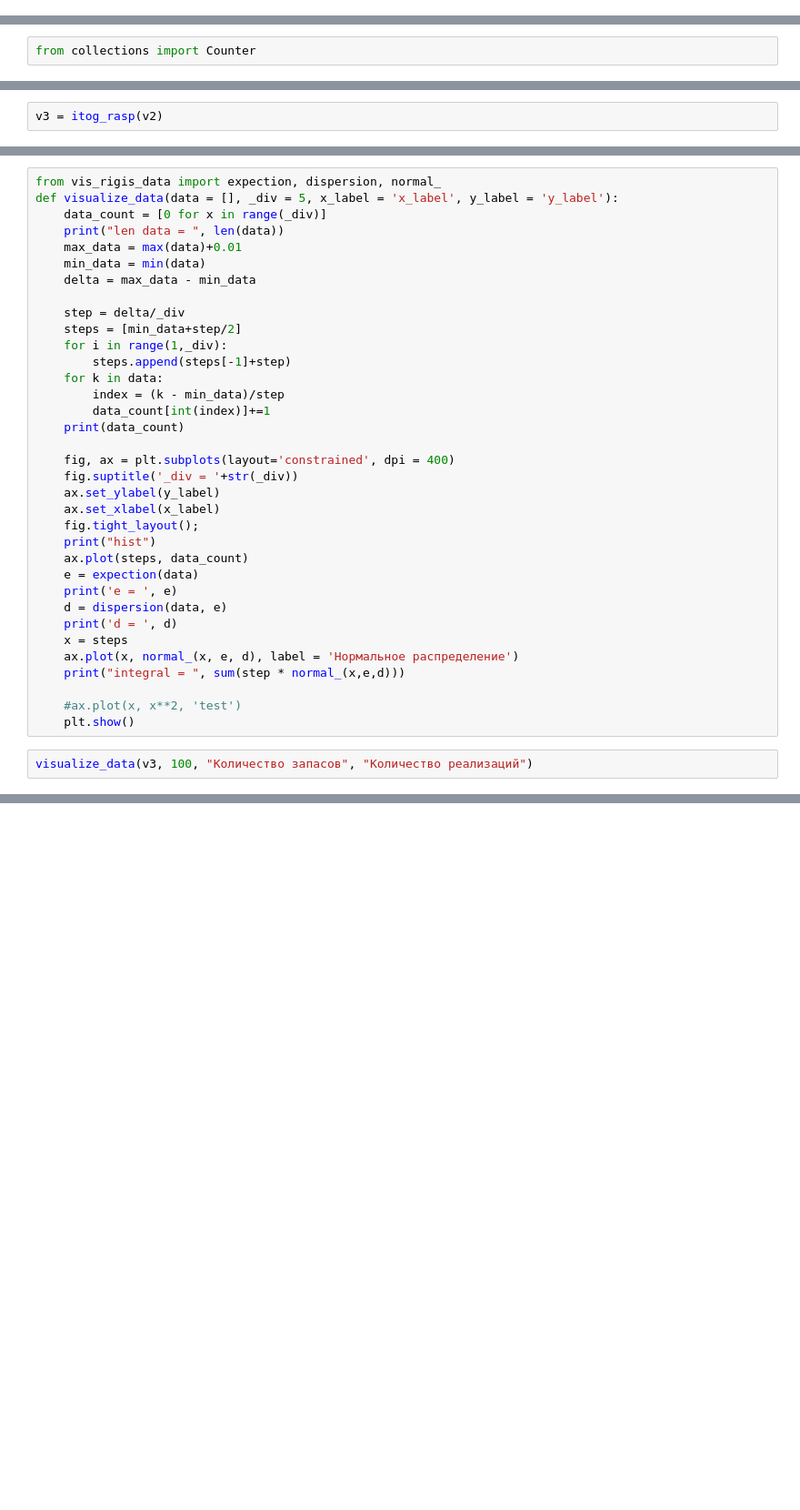
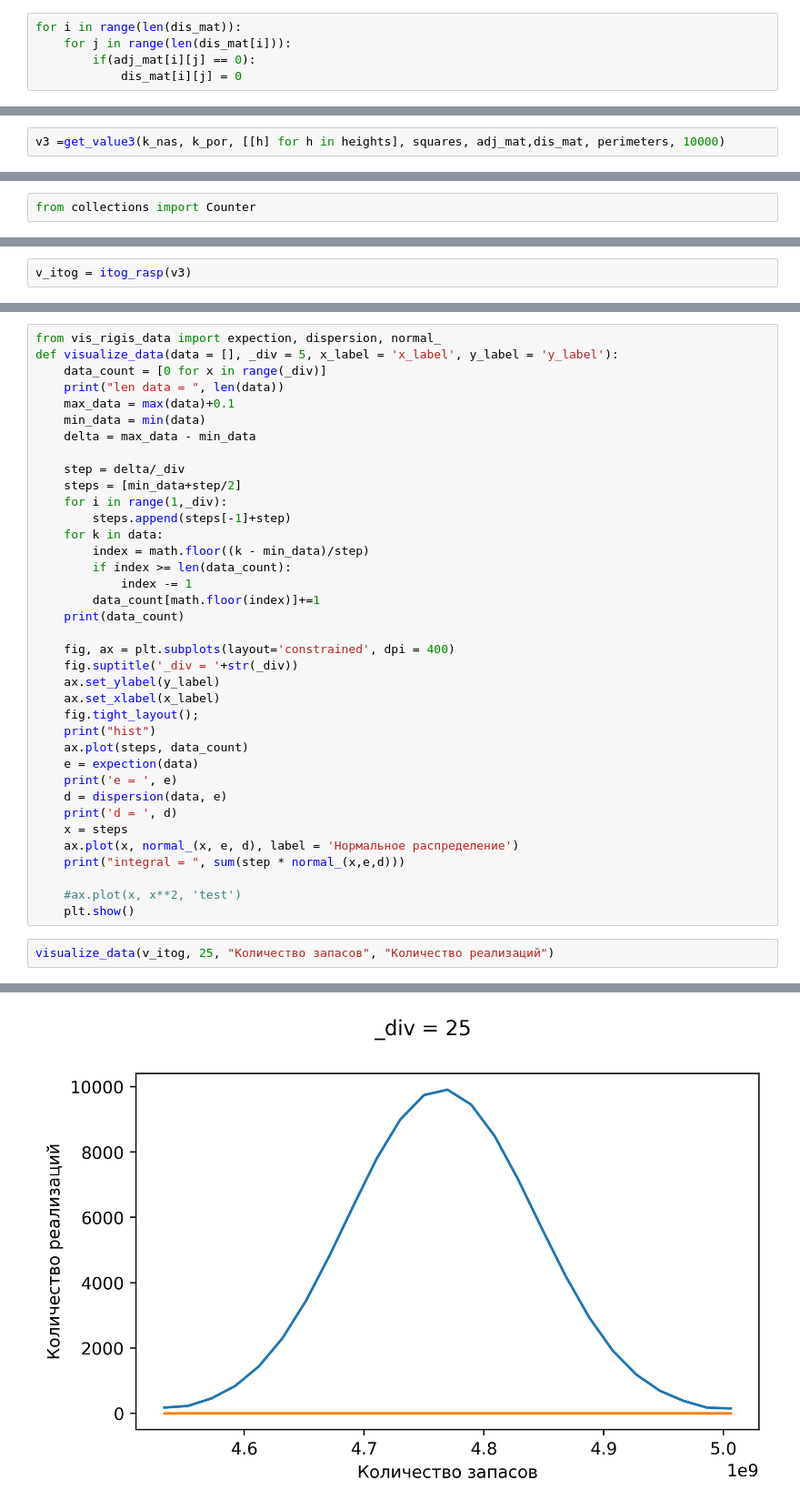
Before and after one commit to LoliDeveloper/workshop_2022, a Jupyter notebook: main.ipynb, the cells around one changed output, grey strips where cells are left out. Shown at 91% size. Drawn from its saved outputs; the diff is of its cells as text; blank space fills up the shorter version.

Commit message:
get_value3

```diff
--- a/main.ipynb
+++ b/main.ipynb
@@ -203,3 +278,8 @@ len([np.mean(x) for x in k_nas])
+# %%
+for i in range(len(dis_mat)):
+    for j in range(len(dis_mat[i])):
+        if(adj_mat[i][j] == 0):
+            dis_mat[i][j] = 0
 # %%
 from get_value import get_value
 
@@ -282,3 +406,5 @@ def honey_compress(value_list, razmer_zhim=1000):
     value_list.sort();
     new_value_list=[sum(value_list[(x)*min_div:(x+1)*min_div])/min_div for x in range(value)]
     return new_value_list
+# %%
+v3 =get_value3(k_nas, k_por, [[h] for h in heights], squares, adj_mat,dis_mat, perimeters, 10000)
@@ -321,4 +447,4 @@ def itog_rasp(all_value,honey = 50000):
 
     return first_well
 # %%
-v3 = itog_rasp(v2)
+v_itog = itog_rasp(v3)
@@ -329,7 +475,7 @@ from vis_rigis_data import expection, dispersion, normal_
 def visualize_data(data = [], _div = 5, x_label = 'x_label', y_label = 'y_label'):
     data_count = [0 for x in range(_div)]
     print("len data = ", len(data))
-    max_data = max(data)+0.01
+    max_data = max(data)+0.1
     min_data = min(data)
     delta = max_data - min_data
 
@@ -338,8 +484,10 @@ def visualize_data(data = [], _div = 5, x_label = 'x_label', y_label = 'y_label'
     for i in range(1,_div):
         steps.append(steps[-1]+step)
     for k in data:
-        index = (k - min_data)/step
-        data_count[int(index)]+=1
+        index = math.floor((k - min_data)/step)
+        if index >= len(data_count):
+            index -= 1
+        data_count[math.floor(index)]+=1
     print(data_count)
 
     fig, ax = plt.subplots(layout='constrained', dpi = 400)
@@ -360,4 +508,5 @@ def visualize_data(data = [], _div = 5, x_label = 'x_label', y_label = 'y_label'
     #ax.plot(x, x**2, 'test')
     plt.show()
 # %%
-visualize_data(v3, 100, "Количество запасов", "Количество реализаций")
+visualize_data(v_itog, 25, "Количество запасов", "Количество реализаций")
+# %% [output]
@@ -364,3 +519,4 @@ visualize_data(v3, 100, "Количество запасов", "Количест
+[figure, added]
 # %%
 k_n = []
 for k in k_por:
```
Also changed, not shown: parts of 21 cells of this notebook.
